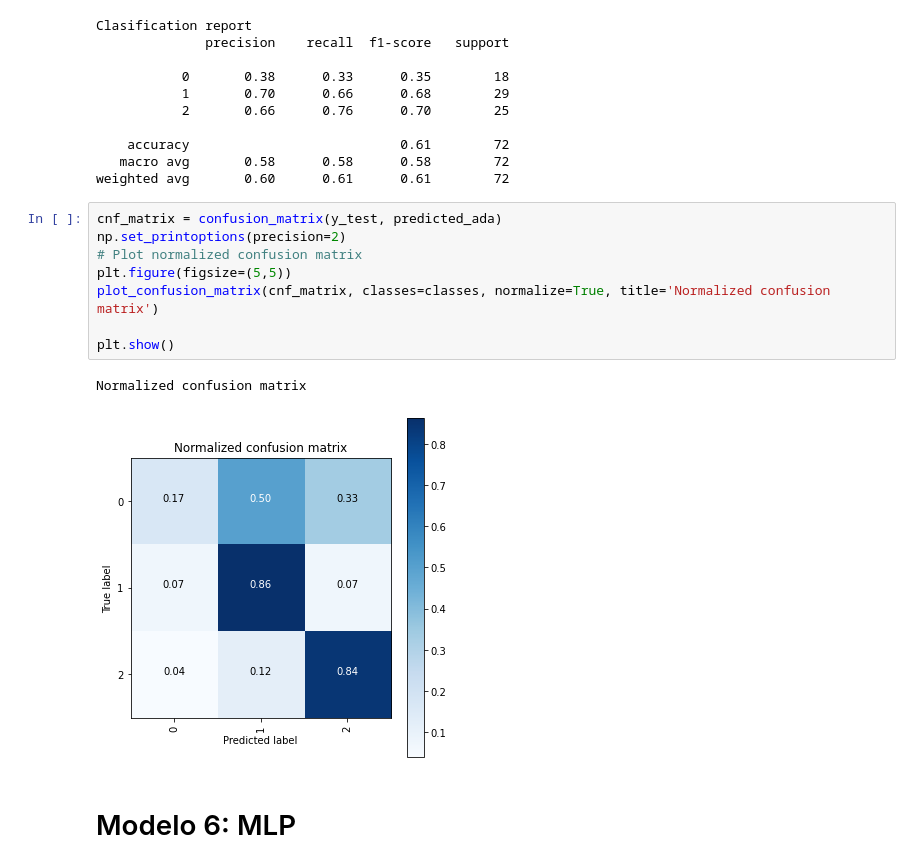
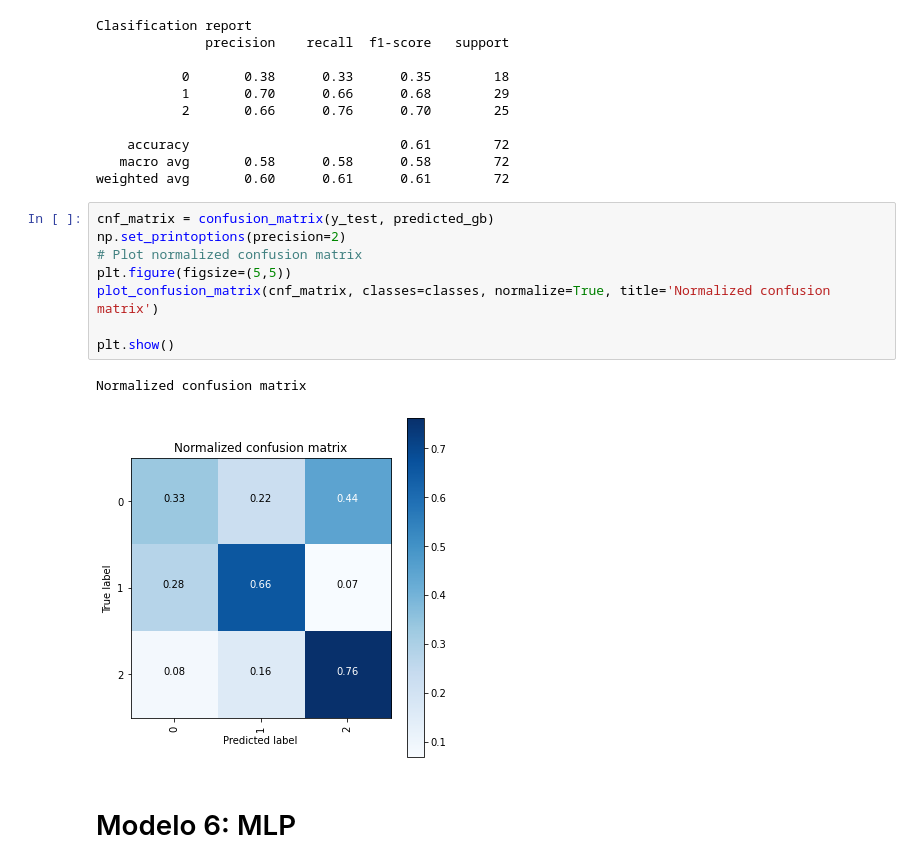
Before and after one commit to Diegofpdt/DL-aplicado-a-predicci-n-de-resultados-deportivos, a Jupyter notebook: Modelos_con_info_partido.ipynb, the cells around one changed output. Drawn from its saved outputs; the diff is of its cells as text.

Commit message:
Correction confusion matrix gradientboosting

```diff
--- a/Modelos_con_info_partido.ipynb
+++ b/Modelos_con_info_partido.ipynb
@@ -642,16 +642,16 @@ Clasification report
    macro avg       0.58      0.58      0.58        72
 weighted avg       0.60      0.61      0.61        72
 # %%
-cnf_matrix = confusion_matrix(y_test, predicted_ada)
+cnf_matrix = confusion_matrix(y_test, predicted_gb)
 np.set_printoptions(precision=2)
 # Plot normalized confusion matrix
 plt.figure(figsize=(5,5))
 plot_confusion_matrix(cnf_matrix, classes=classes, normalize=True, title='Normalized confusion matrix')
 
 plt.show()
 # %% [output]
 Normalized confusion matrix
-[figure, old version]
+[figure, new version]
 # %% [markdown]
 # Modelo 6: MLP
 # %%
```
